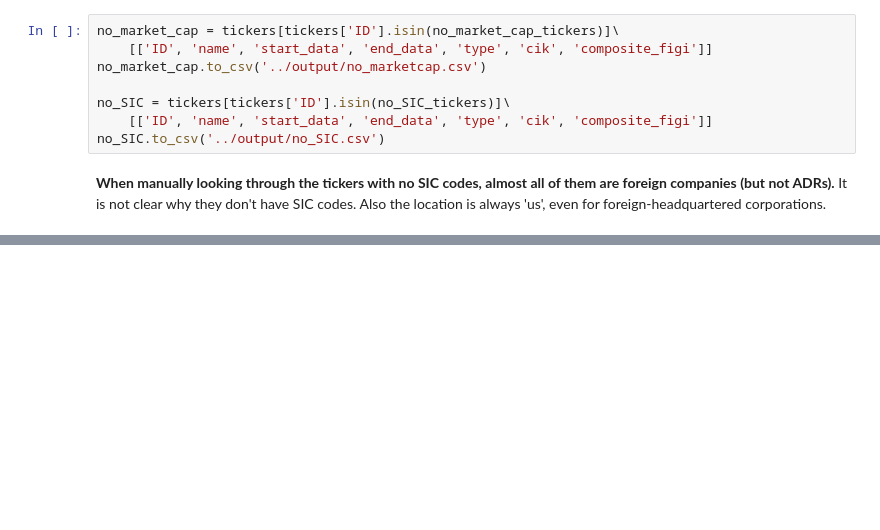
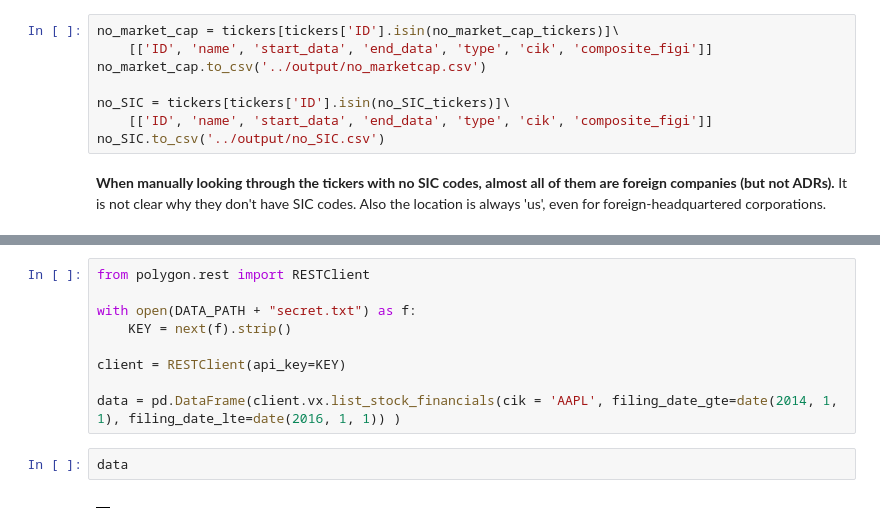
Before and after one commit to shinathan/polygon.io-stock-database, a Jupyter notebook: 14_fundamentals.ipynb, the cells around one changed output, grey strips where cells are left out. Saved outputs shown, nothing was run; the diff lists cells and outputs as text; blank space fills up the shorter version.

```diff
--- a/14_fundamentals.ipynb
+++ b/14_fundamentals.ipynb
@@ -141,0 +145,13 @@ no_SIC.to_csv('../output/no_SIC.csv')
+# %%
+from polygon.rest import RESTClient
+
+with open(DATA_PATH + "secret.txt") as f:
+    KEY = next(f).strip()
+
+client = RESTClient(api_key=KEY)
+
+data = pd.DataFrame(client.vx.list_stock_financials(cik = 'AAPL', filing_date_gte=date(2014, 1, 1), filing_date_lte=date(2016, 1, 1)) )
+# %%
+data
+# %% [output]
+|  |
```
Also changed, not shown: parts of 2 cells of this notebook, 5 other files.
